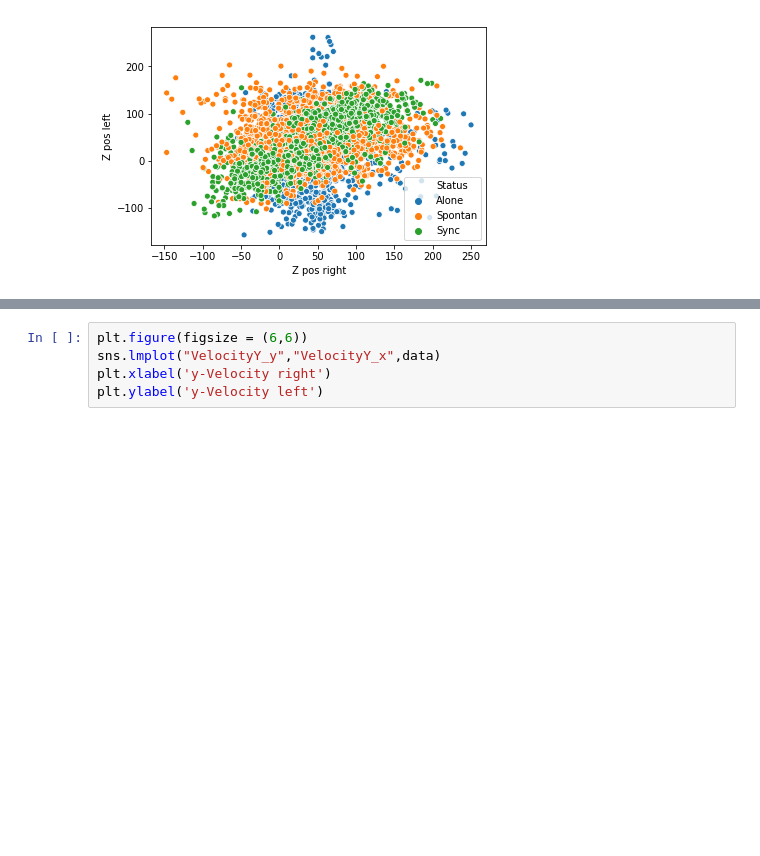
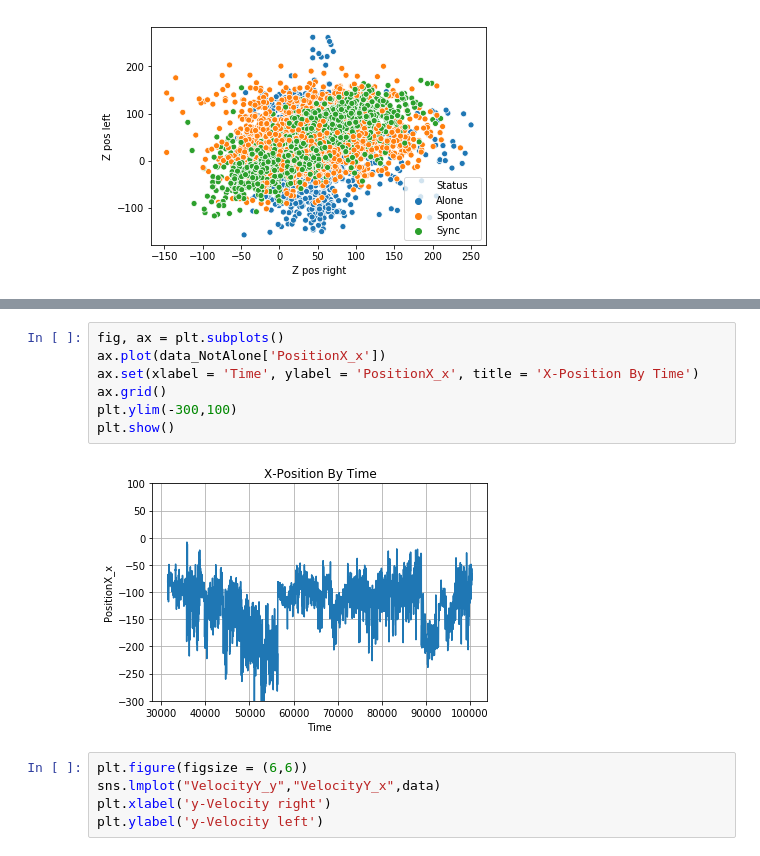
Before and after one commit to HilaShoshan/Hands-Movements-Classification, a Jupyter notebook: Hands Movements Classification.ipynb, the cells around one changed output, grey strips where cells are left out. Drawn from its saved outputs; the diff is of its cells as text; blank space fills up the shorter version.

```diff
--- a/Hands Movements Classification.ipynb
+++ b/Hands Movements Classification.ipynb
@@ -643,3 +655,12 @@ Text(0,0.5,'Z pos left')
+# %%
+fig, ax = plt.subplots()
+ax.plot(data_NotAlone['PositionX_x'])
+ax.set(xlabel = 'Time', ylabel = 'PositionX_x', title = 'X-Position By Time')
+ax.grid()
+plt.ylim(-300,100)
+plt.show()
+# %% [output]
+[figure, added]
 # %%
 plt.figure(figsize = (6,6))
 sns.lmplot("VelocityY_y","VelocityY_x",data)
```
Also changed, not shown: parts of 2 cells of this notebook.
